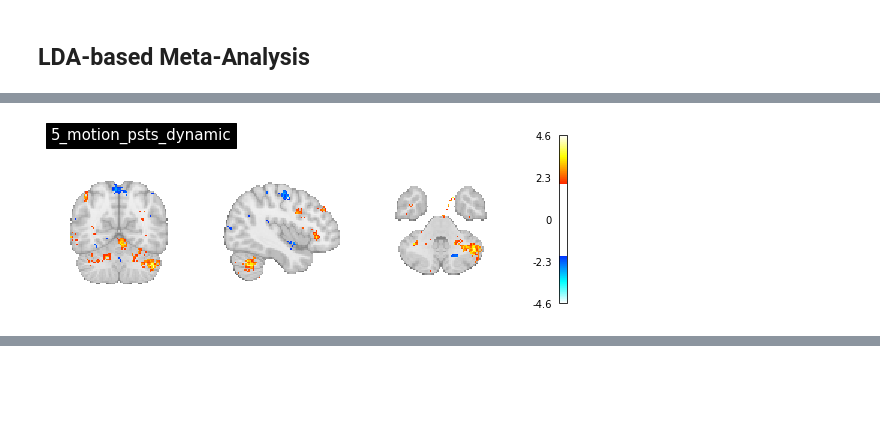
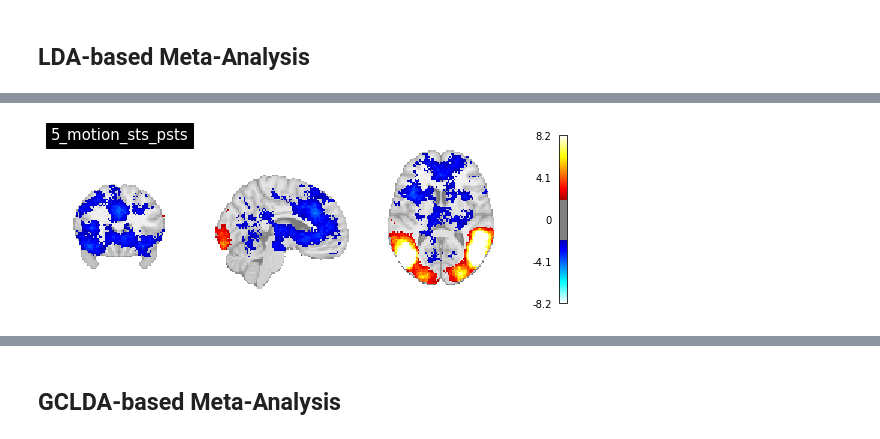
Before and after one commit to NBCLab/gradient-decoding, a Jupyter notebook: figures/meta-analysis.ipynb, the cells around one changed output, grey strips where cells are left out. Saved outputs shown, nothing was run; the diff lists cells and outputs as text; code cells hidden in the pictures; blank space fills up the shorter version.

Commit message:
Update lda neuroquery results

```diff
--- a/figures/meta-analysis.ipynb
+++ b/figures/meta-analysis.ipynb
@@ -150,6 +123,6 @@ plot_meta_maps(term_based_nq_decoder_fn, n_init=60)
 # %% [markdown]
 ## LDA-based Meta-Analysis
 # %%
-lda_based_nq_decoder_fn = op.join(output_dir, f"lda-based_neuroquery_decoder.pkl.gz")
+lda_based_nq_decoder_fn = op.join(output_dir, f"lda_neuroquery_decoder.pkl.gz")
 plot_meta_maps(lda_based_nq_decoder_fn)
 # %% [output]
@@ -160 +133 @@ plot_meta_maps(lda_based_nq_decoder_fn)
-[figure, old version]
+[figure, new version]
@@ -165,0 +139,2 @@ plot_meta_maps(lda_based_nq_decoder_fn)
+# %% [markdown]
+## GCLDA-based Meta-Analysis
```
Also changed, not shown: parts of 14 cells of this notebook.
